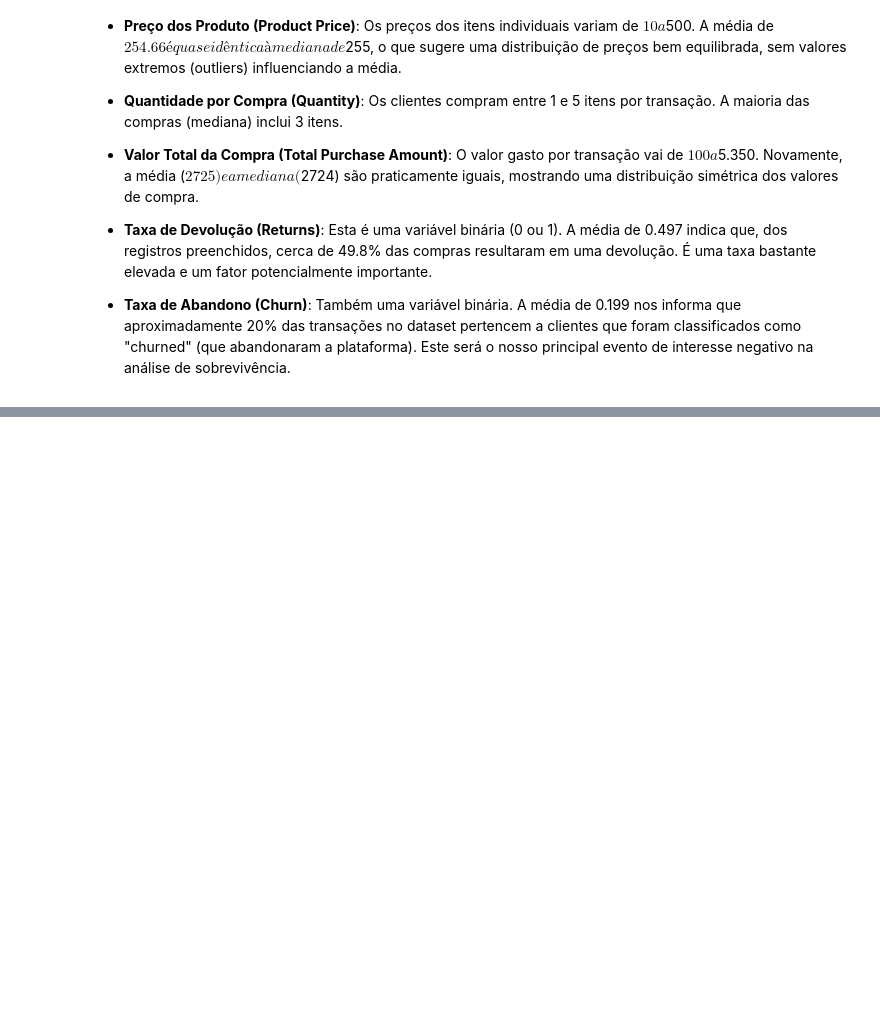
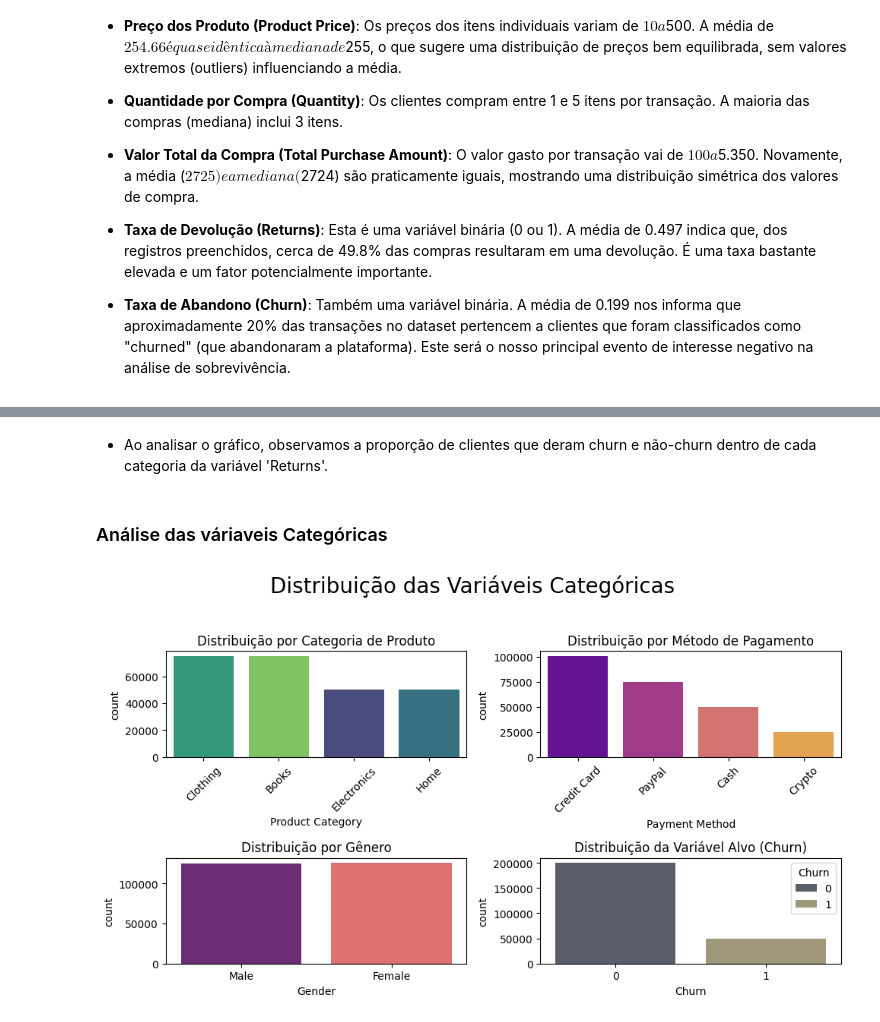
Before and after one commit to joaomts/ufu-est-aplicada, a Jupyter notebook: modelos_de_sobrevivencia.ipynb, the cells around one changed output, grey strips where cells are left out. Saved outputs shown, nothing was run; the diff lists cells and outputs as text; code cells hidden in the pictures; blank space fills up the shorter version.

```diff
--- a/modelos_de_sobrevivencia.ipynb
+++ b/modelos_de_sobrevivencia.ipynb
@@ -158,0 +249,45 @@ Pontos a destacar
+# %% [markdown]
+- Ao analisar o gráfico, observamos a proporção de clientes que deram churn e não-churn dentro de cada categoria da variável 'Returns'.
+# %% [markdown]
+### Análise das váriaveis Categóricas
+# %%
+# Configurando a figura para os plots
+fig, axes = plt.subplots(2, 2, figsize=(10, 6))
+fig.suptitle("Distribuição das Variáveis Categóricas", fontsize=20)
+
+# Gráfico 1: Product Category
+sns.countplot(
+    ax=axes[0, 0],
+    x="Product Category",
+    hue="Product Category",
+    data=df,
+    palette="viridis",
+    order=df["Product Category"].value_counts().index,
+)
+axes[0, 0].set_title("Distribuição por Categoria de Produto")
+axes[0, 0].tick_params(axis="x", rotation=45)
+
+# Gráfico 2: Payment Method
+sns.countplot(
+    ax=axes[0, 1],
+    x="Payment Method",
+    hue="Payment Method",
+    data=df,
+    palette="plasma",
+    order=df["Payment Method"].value_counts().index,
+)
+axes[0, 1].set_title("Distribuição por Método de Pagamento")
+axes[0, 1].tick_params(axis="x", rotation=45)
+
+# Gráfico 3: Gender
+sns.countplot(ax=axes[1, 0], x="Gender", hue="Gender", data=df, palette="magma")
+axes[1, 0].set_title("Distribuição por Gênero")
+
+# Gráfico 4: Churn
+sns.countplot(ax=axes[1, 1], x="Churn", hue="Churn", data=df, palette="cividis")
+axes[1, 1].set_title("Distribuição da Variável Alvo (Churn)")
+
+plt.tight_layout(rect=[0, 0.03, 1, 0.95])
+plt.show()
+# %% [output]
+[figure, added]
```
Also changed, not shown: parts of 23 cells of this notebook, 2 other files.
